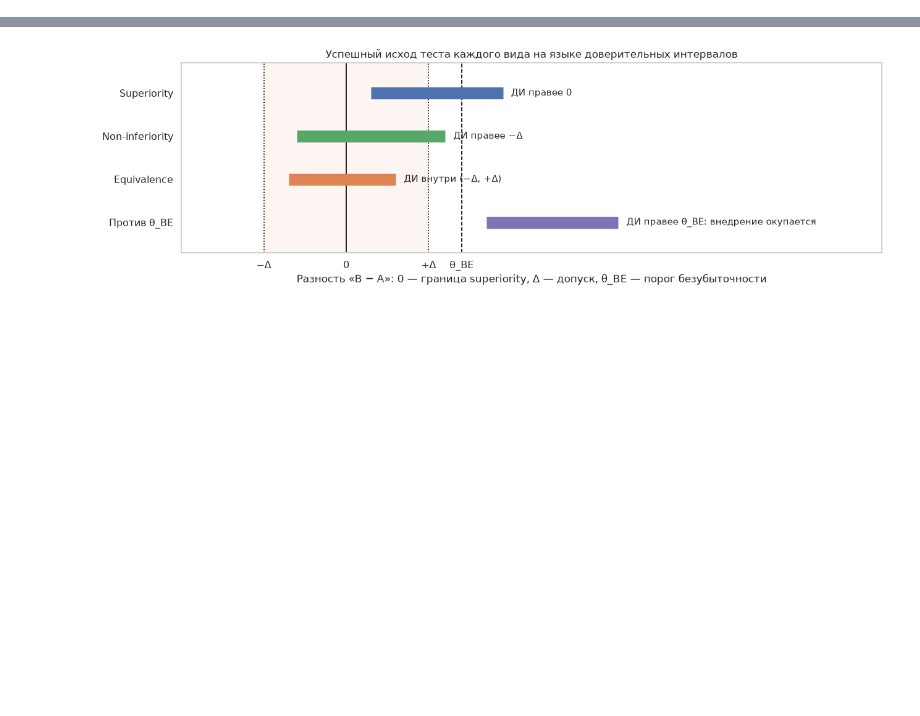
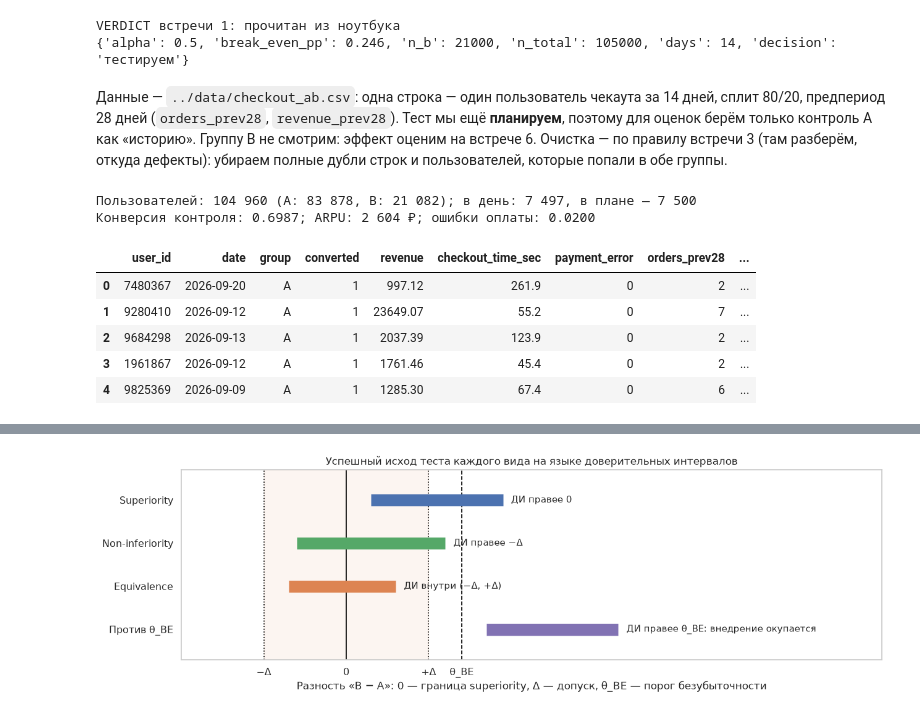
Before and after one commit to Alberelloo/AITH-2026-Hypothesis-Testing-Workshop, a Jupyter notebook: 02. План теста/lesson.ipynb, the cells around one changed output, grey strips where cells are left out. Cells and saved outputs as stored; diff of their text form; code cells hidden in the pictures; blank space fills up the shorter version.

```diff
--- a/02. План теста/theory.ipynb
+++ b/02. План теста/lesson.ipynb
@@ -196,0 +86,71 @@ $\mu$ — истинная разность «B − A» (для метрик «
+# %%
+MEETING_1 = Path('../01. Стоит ли тестировать и на чём измерять/lesson.ipynb')
+# Копия VERDICT встречи 1 — синхронизировать при изменении встречи 1
+VERDICT_FALLBACK = {'alpha': 0.5, 'break_even_pp': 0.246, 'n_b': 21_000, 'n_total': 105_000,
+                    'days': 14, 'decision': 'тестируем'}
+
+
+def read_verdict(path: Path) -> dict | None:
+    # VERDICT — результат ячейки встречи 1, где он собирается
+    try:
+        nb = json.loads(path.read_text(encoding='utf-8'))
+    except (OSError, ValueError):
+        return None
+    for cell in nb['cells']:
+        if cell['cell_type'] == 'code' and 'VERDICT = {' in ''.join(cell['source']):
+            for out in cell.get('outputs', []):
+                if out.get('output_type') == 'execute_result':
+                    return ast.literal_eval(''.join(out['data']['text/plain']))
+    return None
+
+
+FROM_MEETING_1 = read_verdict(MEETING_1)
+print('VERDICT встречи 1:', 'прочитан из ноутбука' if FROM_MEETING_1 else 'запасные значения')
+FROM_MEETING_1 = FROM_MEETING_1 or VERDICT_FALLBACK
+print(FROM_MEETING_1)
+
+DESIGN = {
+    'share_b': 0.20,           # доля трафика на новый чекаут
+    'daily_users': 7_500,      # плановый трафик чекаута в день (тот же, что во встрече 1)
+    'power': 0.80,             # мощность OEC
+    'alpha': 0.05,             # α для guardrail и вторичных метрик — классический, не из финмодели
+    'mde_arpu_rel': 0.02,      # ARPU: +2% — для расчёта CUPED
+    'ni_payment_error': 0.002, # guardrail: ошибки оплаты растут не более чем на 0.2 п.п. (≈10% от базы 2%)
+    'min_weeks': 1,            # длительность — целые недели, не меньше одной
+}
+
+ALPHA_OEC = FROM_MEETING_1['alpha']
+BE = FROM_MEETING_1['break_even_pp'] / 100
+ALPHA = DESIGN['alpha']
+SHARE_B, POWER, DAILY_USERS = DESIGN['share_b'], DESIGN['power'], DESIGN['daily_users']
+# %% [output]
+VERDICT встречи 1: прочитан из ноутбука
+{'alpha': 0.5, 'break_even_pp': 0.246, 'n_b': 21000, 'n_total': 105000, 'days': 14, 'decision': 'тестируем'}
+# %% [markdown]
+Данные — `../data/checkout_ab.csv`: одна строка — один пользователь чекаута за 14 дней, сплит 80/20, предпериод 28 дней (`orders_prev28`, `revenue_prev28`). Тест мы ещё **планируем**, поэтому для оценок берём только контроль A как «историю». Группу B не смотрим: эффект оценим на встрече 6. Очистка — по правилу встречи 3 (там разберём, откуда дефекты): убираем полные дубли строк и пользователей, которые попали в обе группы.
+# %%
+DATA_PATH = Path('../data/checkout_ab.csv')
+DATA_URL = 'https://raw.githubusercontent.com/Alberelloo/AITH-2026-Hypothesis-Testing-Workshop/main/data/checkout_ab.csv'
+raw = pd.read_csv(DATA_PATH if DATA_PATH.exists() else DATA_URL)
+
+df = raw.drop_duplicates()
+in_both = df.groupby('user_id')['group'].nunique().loc[lambda s: s > 1].index
+df = df[~df['user_id'].isin(in_both)].reset_index(drop=True)
+
+base = df[df['group'] == 'A'].reset_index(drop=True)   # «история»: только контроль
+P_A = base['converted'].mean()
+rng_case = np.random.default_rng(2026)                 # все случайные деления данных кейса
+
+print(f"Пользователей: {sp(len(df))} (A: {sp((df['group'] == 'A').sum())}, B: {sp((df['group'] == 'B').sum())}); "
+      f"в день: {sp(len(df) / df['date'].nunique())}, в плане — {sp(DAILY_USERS)}")
+print(f'Конверсия контроля: {P_A:.4f}; ARPU: {sp(base["revenue"].mean())} ₽; ошибки оплаты: {base["payment_error"].mean():.4f}')
+base.head()
+# %% [output]
+Пользователей: 104 960 (A: 83 878, B: 21 082); в день: 7 497, в плане — 7 500
+Конверсия контроля: 0.6987; ARPU: 2 604 ₽; ошибки оплаты: 0.0200
+|  | user_id | date | group | converted | revenue | checkout_time_sec | payment_error | orders_prev28 | ... |
+| 0 | 7480367 | 2026-09-20 | A | 1 | 997.12 | 261.9 | 0 | 2 | ... |
+| 1 | 9280410 | 2026-09-12 | A | 1 | 23649.07 | 55.2 | 0 | 7 | ... |
+| 2 | 9684298 | 2026-09-13 | A | 1 | 2037.39 | 123.9 | 0 | 2 | ... |
+| 3 | 1961867 | 2026-09-12 | A | 1 | 1761.46 | 45.4 | 0 | 2 | ... |
+| 4 | 9825369 | 2026-09-09 | A | 1 | 1285.30 | 67.4 | 0 | 6 | ... |
```
Also changed, not shown: parts of 80 cells of this notebook, 28 other files.
